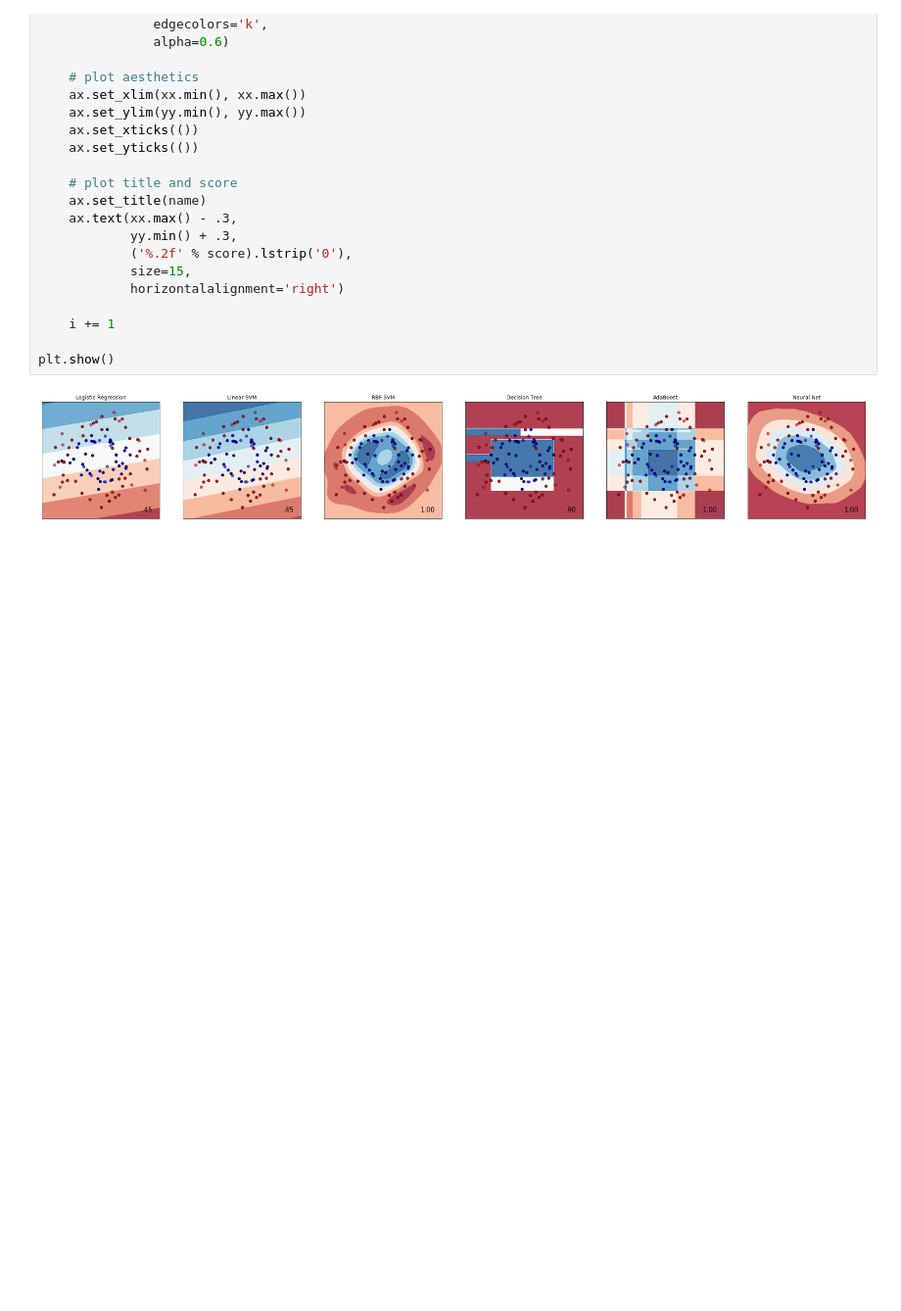
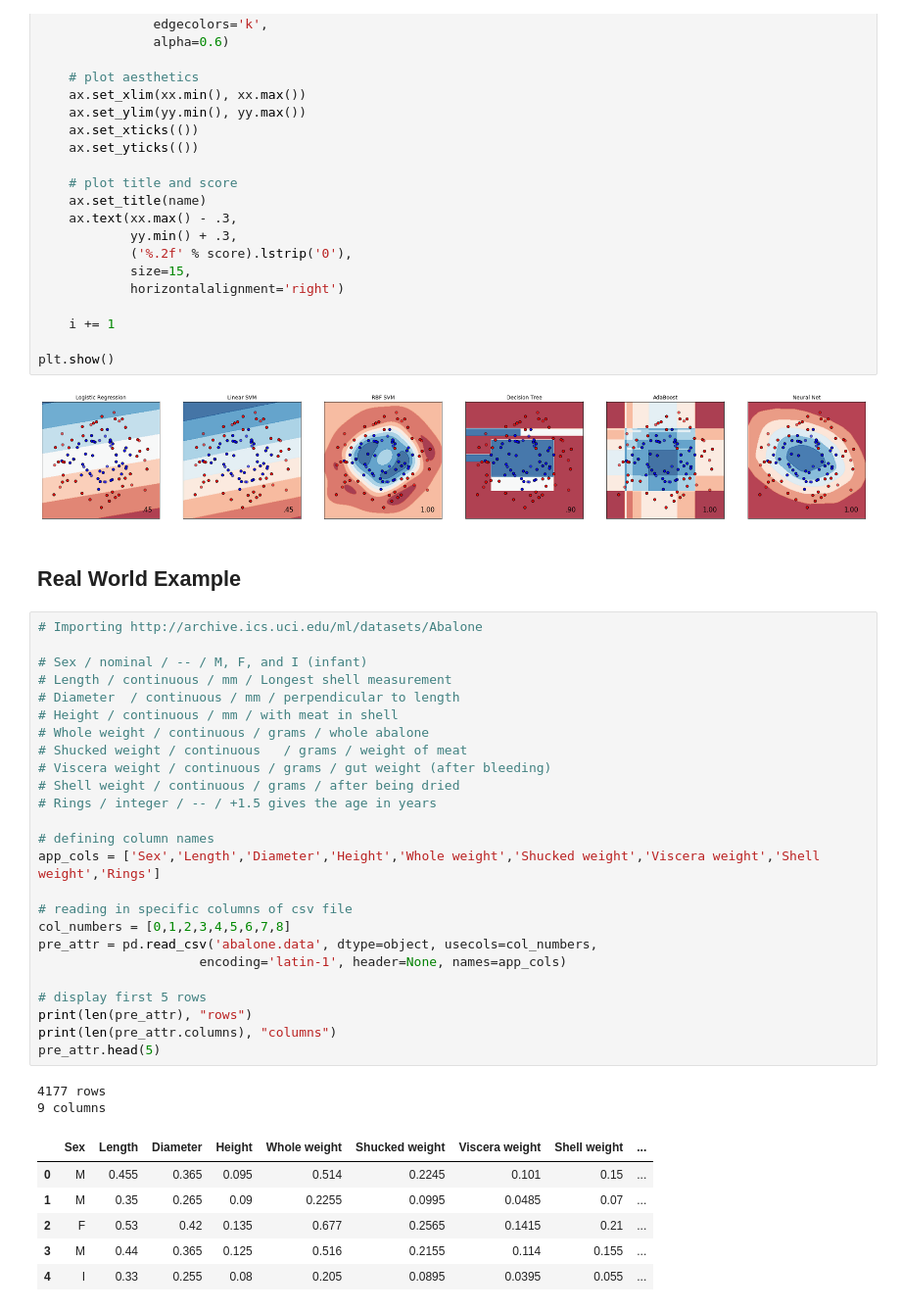
Before and after one commit to cmubtg/S19-W05-Supervised, a Jupyter notebook: classification.ipynb, the cells around one changed output. Shown at 98% size. Drawn from its saved outputs; the diff is of its cells as text; blank space fills up the shorter version.

```diff
--- a/classification.ipynb
+++ b/classification.ipynb
@@ -256,3 +256,39 @@ for name, clf in zip(names, classifiers):
 plt.show()
 # %% [output]
 [figure]
+# %% [markdown]
+## Real World Example
+# %%
+# Importing http://archive.ics.uci.edu/ml/datasets/Abalone
+
+# Sex / nominal / -- / M, F, and I (infant)
+# Length / continuous / mm / Longest shell measurement
+# Diameter	/ continuous / mm / perpendicular to length
+# Height / continuous / mm / with meat in shell
+# Whole weight / continuous / grams / whole abalone
+# Shucked weight / continuous	/ grams / weight of meat
+# Viscera weight / continuous / grams / gut weight (after bleeding)
+# Shell weight / continuous / grams / after being dried
+# Rings / integer / -- / +1.5 gives the age in years
+
+# defining column names
+app_cols = ['Sex','Length','Diameter','Height','Whole weight','Shucked weight','Viscera weight','Shell weight','Rings']
+
+# reading in specific columns of csv file
+col_numbers = [0,1,2,3,4,5,6,7,8]
+pre_attr = pd.read_csv('abalone.data', dtype=object, usecols=col_numbers,
+                     encoding='latin-1', header=None, names=app_cols)
+
+# display first 5 rows
+print(len(pre_attr), "rows")
+print(len(pre_attr.columns), "columns")
+pre_attr.head(5)
+# %% [output]
+4177 rows
+9 columns
+|  | Sex | Length | Diameter | Height | Whole weight | Shucked weight | Viscera weight | Shell weight | ... |
+| 0 | M | 0.455 | 0.365 | 0.095 | 0.514 | 0.2245 | 0.101 | 0.15 | ... |
+| 1 | M | 0.35 | 0.265 | 0.09 | 0.2255 | 0.0995 | 0.0485 | 0.07 | ... |
+| 2 | F | 0.53 | 0.42 | 0.135 | 0.677 | 0.2565 | 0.1415 | 0.21 | ... |
+| 3 | M | 0.44 | 0.365 | 0.125 | 0.516 | 0.2155 | 0.114 | 0.155 | ... |
+| 4 | I | 0.33 | 0.255 | 0.08 | 0.205 | 0.0895 | 0.0395 | 0.055 | ... |
```
Also changed, not shown: parts of 4 cells of this notebook.
